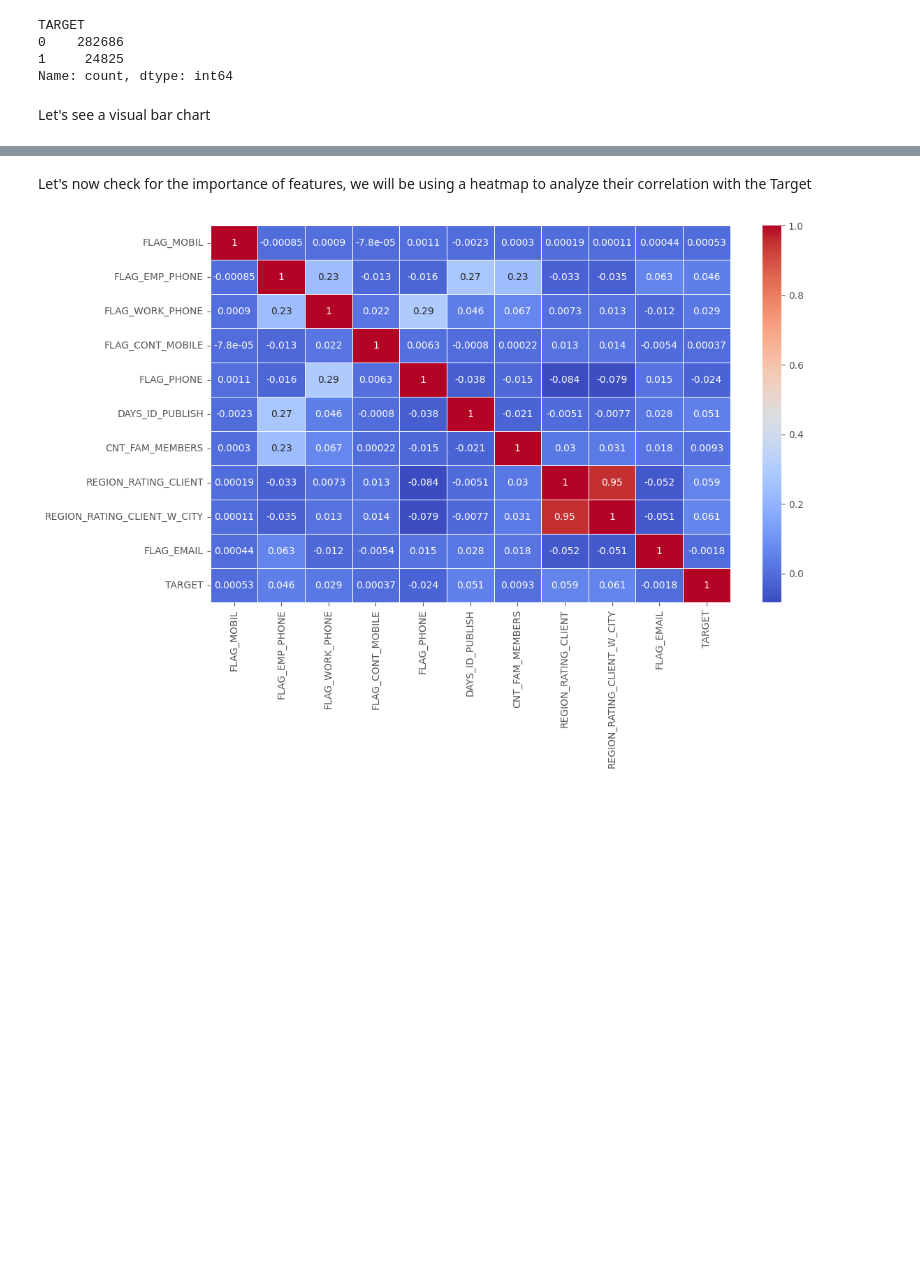
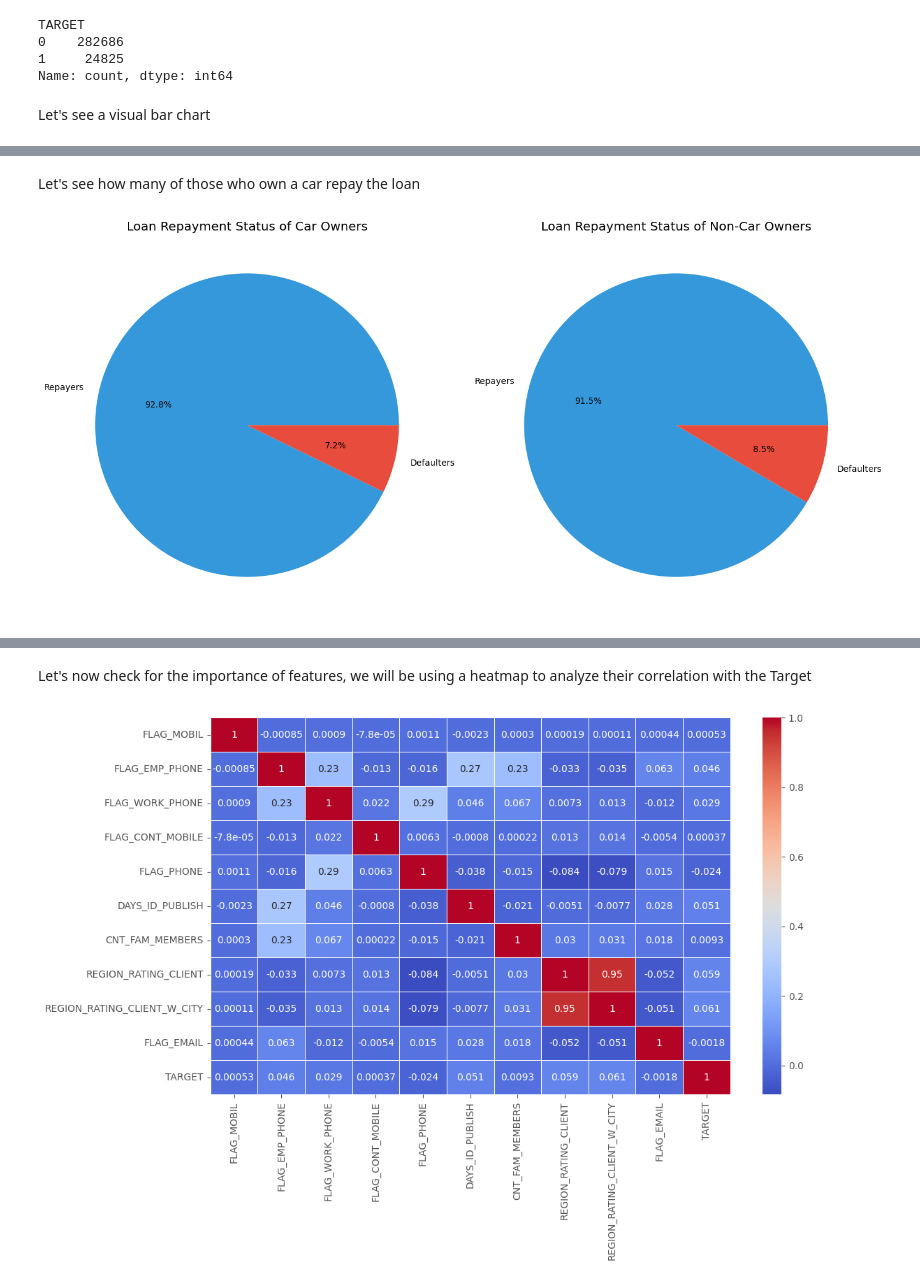
Before and after one commit to mohameedamrr/loan-defaulter-prediction, a Jupyter notebook: Final Notebooks/data-exploration.ipynb, the cells around one changed output, grey strips where cells are left out. Saved outputs shown, nothing was run; the diff lists cells and outputs as text; code cells hidden in the pictures; blank space fills up the shorter version.

```diff
--- a/Final Notebooks/data-exploration.ipynb
+++ b/Final Notebooks/data-exploration.ipynb
@@ -154,0 +158,36 @@ As we can see above the data is highly imbalanced so we will need to impute late
+# %% [markdown]
+Let's see how many of those who own a car repay the loan
+# %%
+# Your existing code to filter and calculate the data
+car_owners = application_df[application_df['FLAG_OWN_CAR'] == 'Y']
+non_car_owners = application_df[application_df['FLAG_OWN_CAR'] == 'N']
+
+# Calculate the number of loan repayers and defaulters among car owners
+car_owners_repay = car_owners[car_owners['TARGET'] == 0].shape[0]
+car_owners_default = car_owners[car_owners['TARGET'] == 1].shape[0]
+
+# Calculate the number of loan repayers and defaulters among non-car owners
+non_car_owners_repay = non_car_owners[non_car_owners['TARGET'] == 0].shape[0]
+non_car_owners_default = non_car_owners[non_car_owners['TARGET'] == 1].shape[0]
+
+# Prepare data for pie charts
+labels = ['Repayers', 'Defaulters']
+car_owners_sizes = [car_owners_repay, car_owners_default]
+non_car_owners_sizes = [non_car_owners_repay, non_car_owners_default]
+
+# Plotting the pie chart for car owners
+plt.figure(figsize=(14, 7))
+
+plt.subplot(1, 2, 1)
+plt.pie(car_owners_sizes, labels=labels, autopct='%1.1f%%', colors=['#3498db', '#e74c3c'])  # Dark blue for repayers, red for defaulters
+plt.title('Loan Repayment Status of Car Owners')
+
+# Plotting the pie chart for non-car owners
+plt.subplot(1, 2, 2)
+plt.pie(non_car_owners_sizes, labels=labels, autopct='%1.1f%%', colors=['#3498db', '#e74c3c'])  # Dark blue for repayers, red for defaulters
+plt.title('Loan Repayment Status of Non-Car Owners')
+
+plt.tight_layout()
+plt.show()
+# %% [output]
+[figure, added]
```
Also changed, not shown: parts of 13 cells of this notebook, 2 other files.
